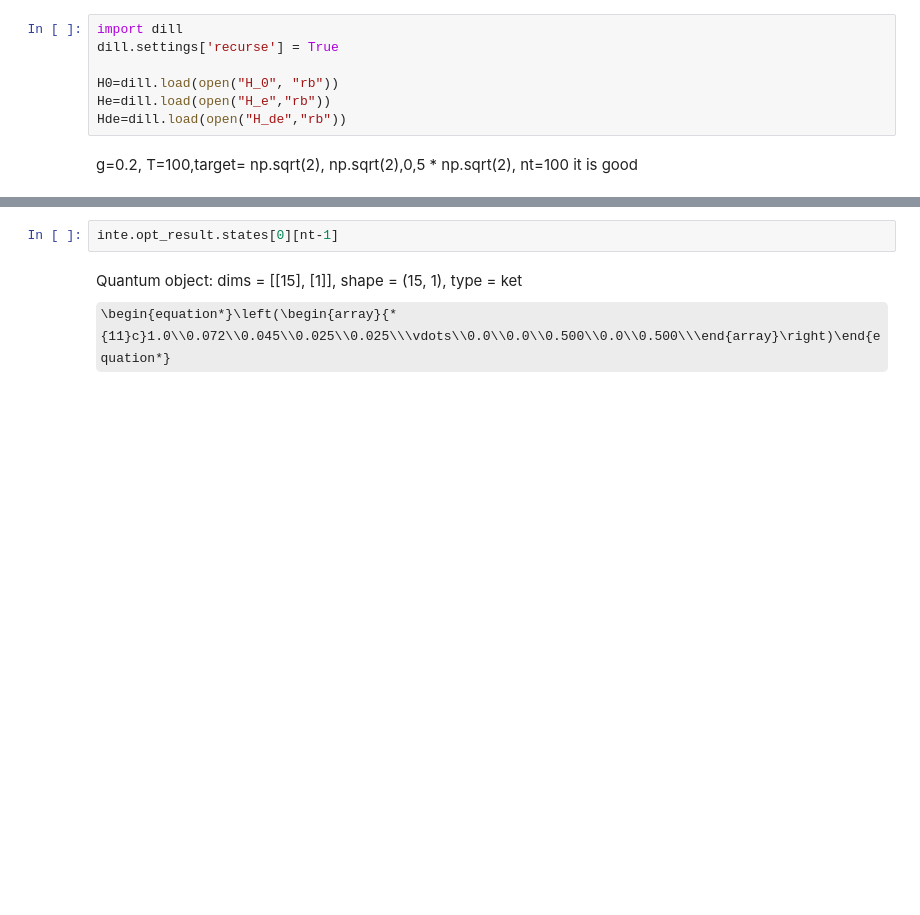
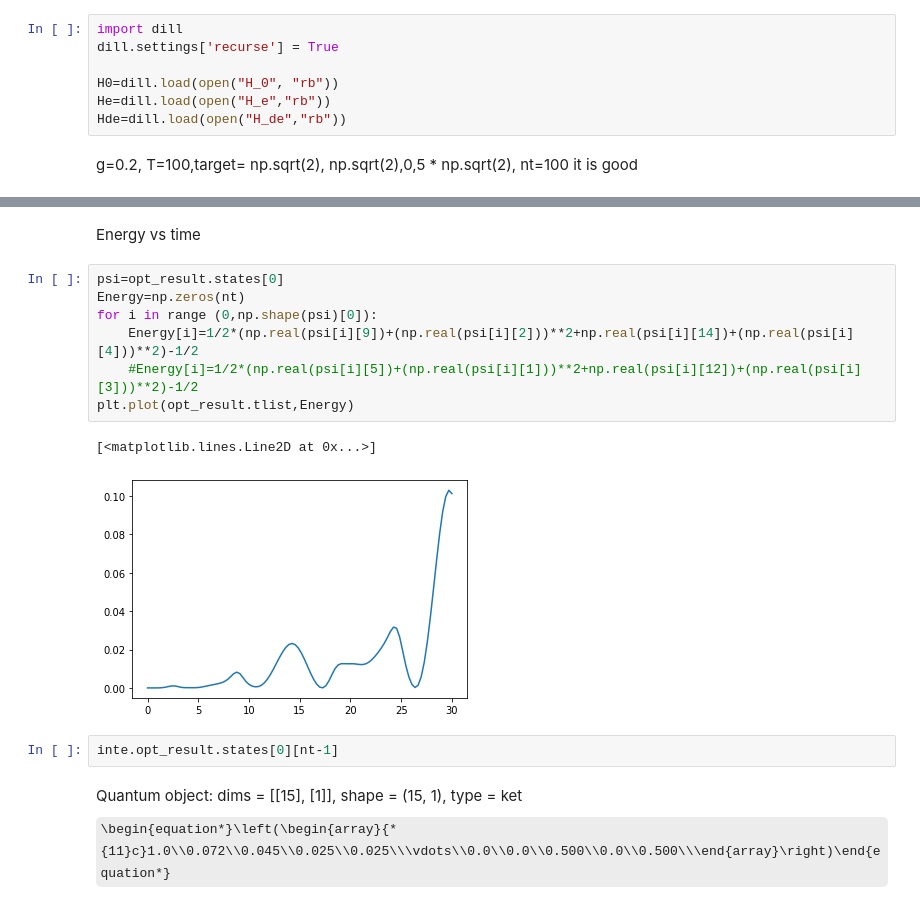
Before and after one commit to gsuarezr/krotov, a Jupyter notebook: Gaussian.ipynb, the cells around one changed output, grey strips where cells are left out. Saved outputs shown, nothing was run; the diff lists cells and outputs as text; some formulas as TeX source; blank space fills up the shorter version.

```diff
--- a/Gaussian.ipynb
+++ b/Gaussian.ipynb
@@ -498,3 +254,15 @@ WARNING:matplotlib.legend:No handles with labels found to put in legend.
+# %% [markdown]
+Energy vs time
+# %%
+psi=opt_result.states[0]
+Energy=np.zeros(nt)
+for i in range (0,np.shape(psi)[0]):
+    Energy[i]=1/2*(np.real(psi[i][9])+(np.real(psi[i][2]))**2+np.real(psi[i][14])+(np.real(psi[i][4]))**2)-1/2
+    #Energy[i]=1/2*(np.real(psi[i][5])+(np.real(psi[i][1]))**2+np.real(psi[i][12])+(np.real(psi[i][3]))**2)-1/2
+plt.plot(opt_result.tlist,Energy)
+# %% [output]
+[<matplotlib.lines.Line2D at 0x...>]
+[figure, added]
 # %%
 inte.opt_result.states[0][nt-1]
 # %% [output]
```
Also changed, not shown: parts of 10 cells of this notebook, 2 other files.
